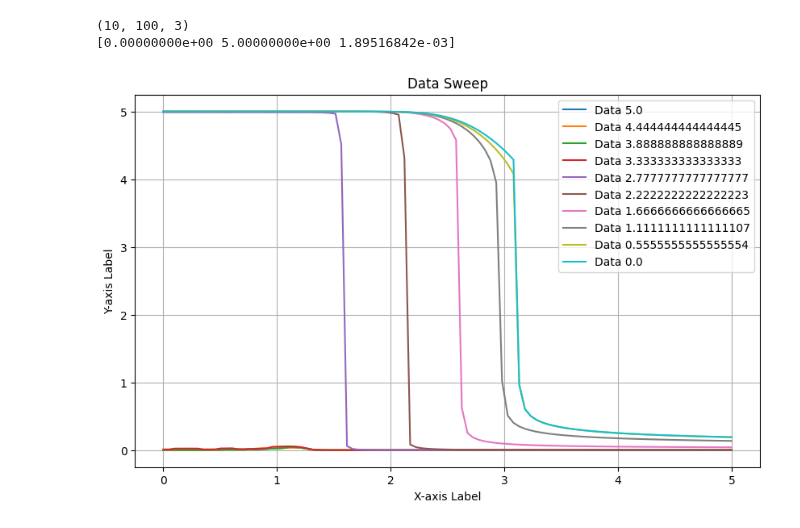
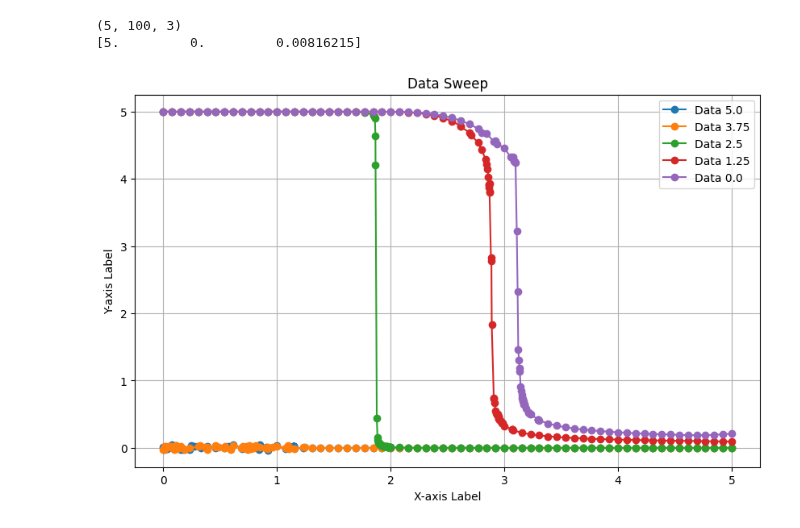
Before and after one commit to labiium/pytestlab, a Jupyter notebook: examples/plot.ipynb, the cells around one changed output. Saved outputs shown, nothing was run; the diff lists cells and outputs as text; code cells hidden in the pictures.

```diff
--- a/examples/plot.ipynb
+++ b/examples/plot.ipynb
@@ -1,23 +1,23 @@
 # %%
 import numpy as np
 import matplotlib.pyplot as plt
 
-data = np.load("data_sweep.npy")
+data = np.load("data/single/adagrad_sweep_FAST_100_5.npy")
 
 plt.figure(figsize=(10, 6))  # Adjust figure size as needed
 
 print(data.shape)
 print(data[0, 0, :])
 for i in range(len(data)):
-    plt.plot(data[i, :, 0], data[i, :, 2], label=f"Data {data[i, 0, 1]}")
+    plt.plot(data[i, :, 1], data[i, :, 2], marker='o',label=f"Data {data[i, 0, 0]}")
 
 plt.xlabel("X-axis Label")
 plt.ylabel("Y-axis Label")
 plt.title("Data Sweep")
 plt.legend()
 plt.grid(True)
 plt.show()
 # %% [output]
-(10, 100, 3)
-[0.00000000e+00 5.00000000e+00 1.89516842e-03]
+(5, 100, 3)
+[5.         0.         0.00816215]
-[figure, old version]
+[figure, new version]
```
Also changed, not shown: parts of 3 cells of this notebook, 47 other files.
